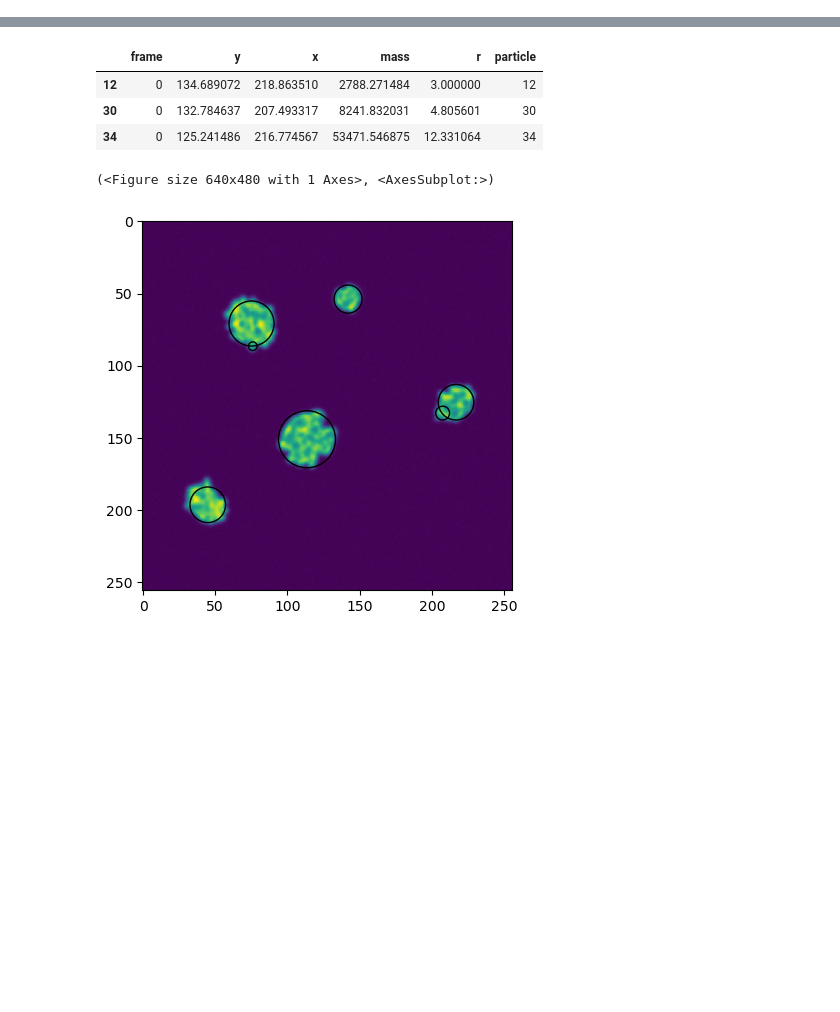
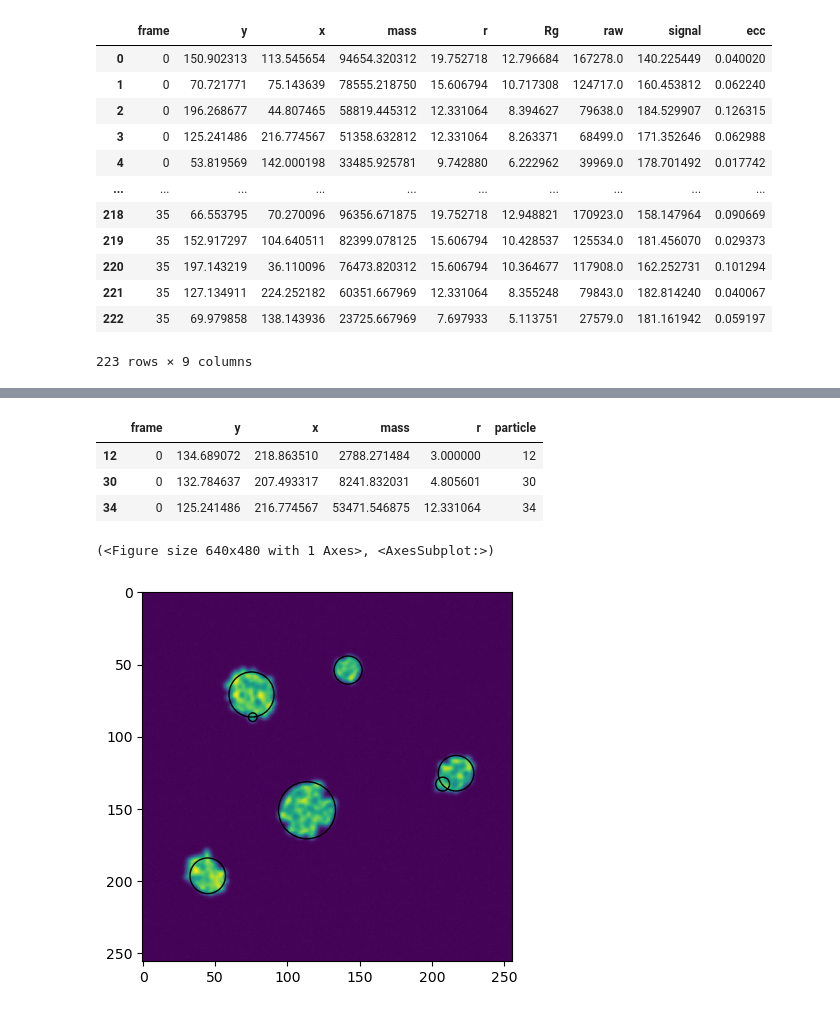
Before and after one commit to amfaber/tracking_optimizations, a Jupyter notebook: gpu-tracking/testing/marcus_blobs/track_marcus_jacob_data.ipynb, the cells around one changed output, grey strips where cells are left out. Saved outputs shown, nothing was run; the diff lists cells and outputs as text; code cells hidden in the pictures; blank space fills up the shorter version.

```diff
--- a/gpu-tracking/testing/marcus_blobs/track_marcus_jacob_data.ipynb
+++ b/gpu-tracking/testing/marcus_blobs/track_marcus_jacob_data.ipynb
@@ -46,6 +37,0 @@ gt.annotate_video(vid, df, r = d/2)
-# %%
-vid = vid2
-df = gt.LoG(vid, min_r = 3, max_r = 25, snr = 1.5, log_spacing = True, overlap_threshold = 0.0, search_range = 9)
-gt.annotate_video(vid, df, frame = 0)
-plt.plot(216.774567, 125.241486, 'o')
-# plt.plot(207.493317, 132.784637, 'o')
@@ -54,0 +78,16 @@ plt.plot(216.774567, 125.241486, 'o')
+# %%
+df
+# %% [output]
+|  | frame | y | x | mass | r | Rg | raw | signal | ecc |
+| 0 | 0 | 150.902313 | 113.545654 | 94654.320312 | 19.752718 | 12.796684 | 167278.0 | 140.225449 | 0.040020 |
+| 1 | 0 | 70.721771 | 75.143639 | 78555.218750 | 15.606794 | 10.717308 | 124717.0 | 160.453812 | 0.062240 |
+| 2 | 0 | 196.268677 | 44.807465 | 58819.445312 | 12.331064 | 8.394627 | 79638.0 | 184.529907 | 0.126315 |
+| 3 | 0 | 125.241486 | 216.774567 | 51358.632812 | 12.331064 | 8.263371 | 68499.0 | 171.352646 | 0.062988 |
+| 4 | 0 | 53.819569 | 142.000198 | 33485.925781 | 9.742880 | 6.222962 | 39969.0 | 178.701492 | 0.017742 |
+| ... | ... | ... | ... | ... | ... | ... | ... | ... | ... |
+| 218 | 35 | 66.553795 | 70.270096 | 96356.671875 | 19.752718 | 12.948821 | 170923.0 | 158.147964 | 0.090669 |
+| 219 | 35 | 152.917297 | 104.640511 | 82399.078125 | 15.606794 | 10.428537 | 125534.0 | 181.456070 | 0.029373 |
+| 220 | 35 | 197.143219 | 36.110096 | 76473.820312 | 15.606794 | 10.364677 | 117908.0 | 162.252731 | 0.101294 |
+| 221 | 35 | 127.134911 | 224.252182 | 60351.667969 | 12.331064 | 8.355248 | 79843.0 | 182.814240 | 0.040067 |
+| 222 | 35 | 69.979858 | 138.143936 | 23725.667969 | 7.697933 | 5.113751 | 27579.0 | 181.161942 | 0.059197 |
+223 rows × 9 columns
```
Also changed, not shown: parts of 13 cells of this notebook, 6 other files.
